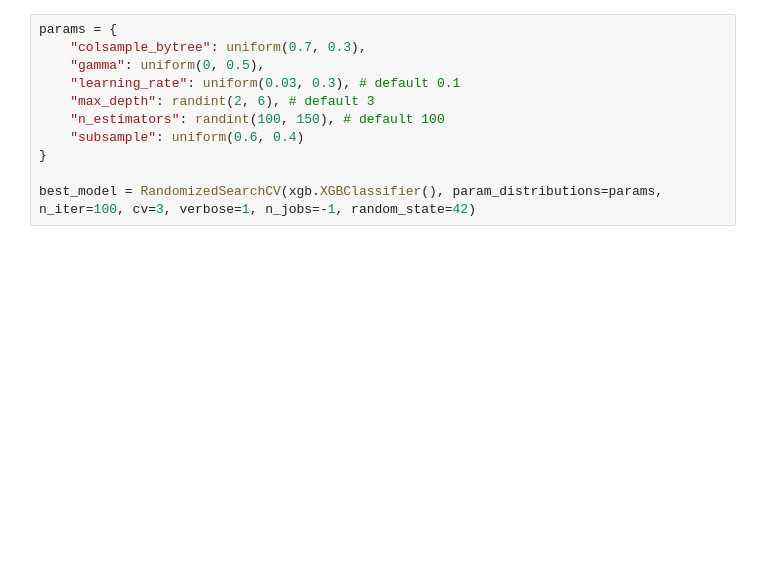
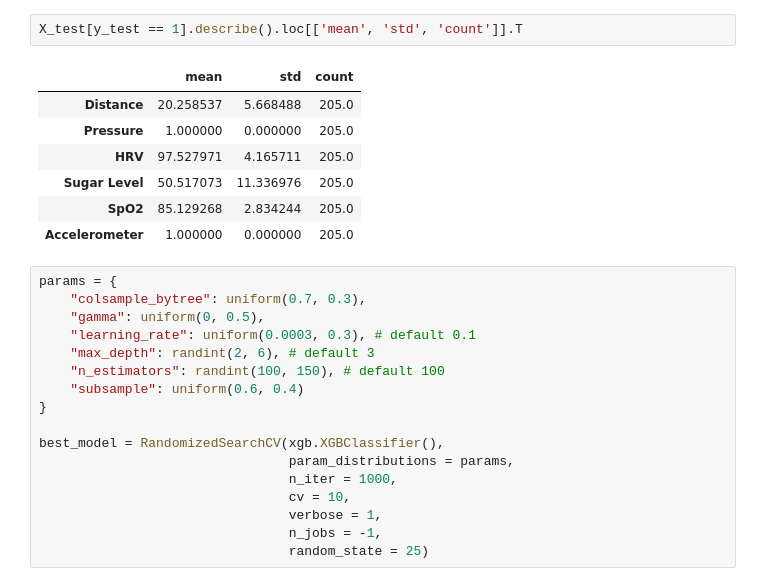
Before and after one commit to gadavidd/SIoT, a Jupyter notebook: TinyML XGBoost.ipynb, the cells around one changed output. Cells and saved outputs as stored; diff of their text form; blank space fills up the shorter version.

```diff
--- a/TinyML XGBoost.ipynb
+++ b/TinyML XGBoost.ipynb
@@ -74,14 +75,30 @@ X_train, X_test, y_train, y_test = train_test_split(X, y, test_size = 0.3, rando
+# %%
+X_test[y_test == 1].describe().loc[['mean', 'std', 'count']].T
+# %% [output]
+|  | mean | std | count |
+| Distance | 20.258537 | 5.668488 | 205.0 |
+| Pressure | 1.000000 | 0.000000 | 205.0 |
+| HRV | 97.527971 | 4.165711 | 205.0 |
+| Sugar Level | 50.517073 | 11.336976 | 205.0 |
+| SpO2 | 85.129268 | 2.834244 | 205.0 |
+| Accelerometer | 1.000000 | 0.000000 | 205.0 |
 # %%
 params = {
     "colsample_bytree": uniform(0.7, 0.3),
     "gamma": uniform(0, 0.5),
-    "learning_rate": uniform(0.03, 0.3), # default 0.1
+    "learning_rate": uniform(0.0003, 0.3), # default 0.1
     "max_depth": randint(2, 6), # default 3
     "n_estimators": randint(100, 150), # default 100
     "subsample": uniform(0.6, 0.4)
 }
 
-best_model = RandomizedSearchCV(xgb.XGBClassifier(), param_distributions=params, n_iter=100, cv=3, verbose=1, n_jobs=-1, random_state=42)
+best_model = RandomizedSearchCV(xgb.XGBClassifier(),
+                                param_distributions = params,
+                                n_iter = 1000,
+                                cv = 10,
+                                verbose = 1,
+                                n_jobs = -1,
+                                random_state = 25)
 # %%
 best_model.fit(X_train, y_train)
 best_model.best_params_
```
Also changed, not shown: parts of 14 cells of this notebook, 1 other file.
